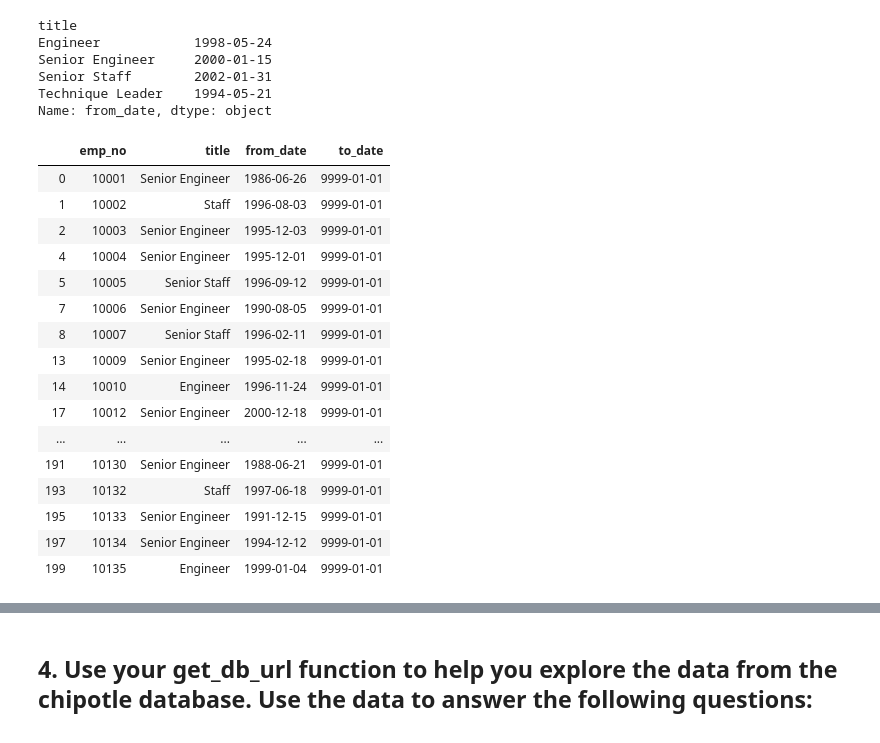
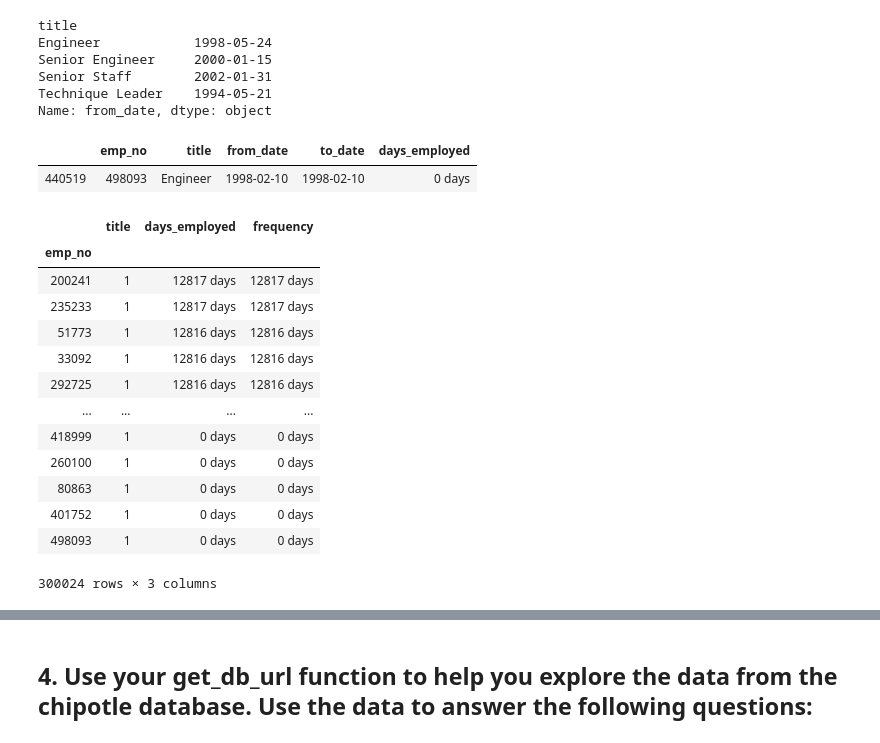
Before and after one commit to allenjiang666/python-exercises, a Jupyter notebook: 4.8.4.4_advanced_dataframes.ipynb, the cells around one changed output, grey strips where cells are left out. Cells and saved outputs as stored; diff of their text form; code cells hidden in the pictures.

```diff
--- a/4.8.4.4_advanced_dataframes.ipynb
+++ b/4.8.4.4_advanced_dataframes.ipynb
@@ -218,25 +194,31 @@ Senior Engineer     2000-01-15
 Senior Staff        2002-01-31
 Technique Leader    1994-05-21
 Name: from_date, dtype: object
-# %%
-
-today = dt.datetime.today().date()
-titles[titles.to_date > today]
-# %% [output]
-|  | emp_no | title | from_date | to_date |
-| 0 | 10001 | Senior Engineer | 1986-06-26 | 9999-01-01 |
-| 1 | 10002 | Staff | 1996-08-03 | 9999-01-01 |
-| 2 | 10003 | Senior Engineer | 1995-12-03 | 9999-01-01 |
-| 4 | 10004 | Senior Engineer | 1995-12-01 | 9999-01-01 |
-| 5 | 10005 | Senior Staff | 1996-09-12 | 9999-01-01 |
-| 7 | 10006 | Senior Engineer | 1990-08-05 | 9999-01-01 |
-| 8 | 10007 | Senior Staff | 1996-02-11 | 9999-01-01 |
-| 13 | 10009 | Senior Engineer | 1995-02-18 | 9999-01-01 |
-| 14 | 10010 | Engineer | 1996-11-24 | 9999-01-01 |
-| 17 | 10012 | Senior Engineer | 2000-12-18 | 9999-01-01 |
-| ... | ... | ... | ... | ... |
-| 191 | 10130 | Senior Engineer | 1988-06-21 | 9999-01-01 |
-| 193 | 10132 | Staff | 1997-06-18 | 9999-01-01 |
-| 195 | 10133 | Senior Engineer | 1991-12-15 | 9999-01-01 |
-| 197 | 10134 | Senior Engineer | 1994-12-12 | 9999-01-01 |
-| 199 | 10135 | Engineer | 1999-01-04 | 9999-01-01 |
+# %%
+titles[titles.emp_no == 498093]
+# %% [output]
+|  | emp_no | title | from_date | to_date | days_employed |
+| 440519 | 498093 | Engineer | 1998-02-10 | 1998-02-10 | 0 days |
+# %%
+# g. Visualize how frequently employees change titles.
+today = dt.datetime.today().date()
+titles["to_date"] = titles.to_date.apply(lambda x: today if x > today else x )
+titles["days_employed"] = titles.to_date - titles.from_date
+title_and_date = titles.groupby("emp_no").agg({'title': 'count', 'days_employed': 'sum'})
+title_and_date["frequency"] = title_and_date.days_employed / title_and_date.title
+title_and_date.sort_values(by = 'frequency', ascending = False)
+# %% [output]
+|  | title | days_employed | frequency |
+| emp_no |  |  |  |
+| 200241 | 1 | 12817 days | 12817 days |
+| 235233 | 1 | 12817 days | 12817 days |
+| 51773 | 1 | 12816 days | 12816 days |
+| 33092 | 1 | 12816 days | 12816 days |
+| 292725 | 1 | 12816 days | 12816 days |
+| ... | ... | ... | ... |
+| 418999 | 1 | 0 days | 0 days |
+| 260100 | 1 | 0 days | 0 days |
+| 80863 | 1 | 0 days | 0 days |
+| 401752 | 1 | 0 days | 0 days |
+| 498093 | 1 | 0 days | 0 days |
+300024 rows × 3 columns
```
Also changed, not shown: parts of 6 cells of this notebook.
